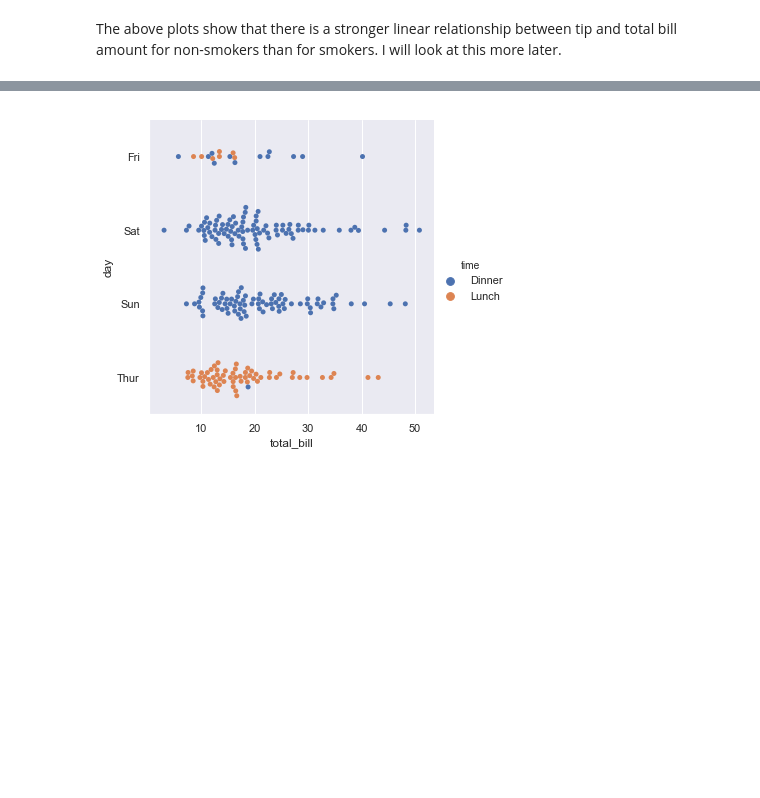
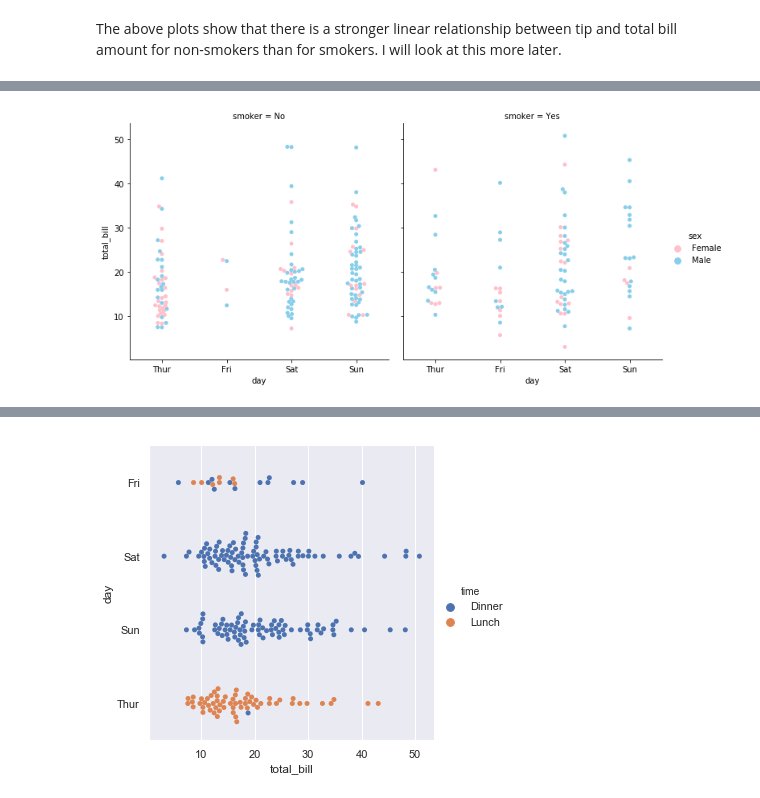
Before and after one commit to angela1C/Fundamentals-of-Data-Analysis-Project-2019, a Jupyter notebook: tips-project.ipynb, the cells around one changed output, grey strips where cells are left out. Saved outputs shown, nothing was run; the diff lists cells and outputs as text; code cells hidden in the pictures; blank space fills up the shorter version.

```diff
--- a/tips-project.ipynb
+++ b/tips-project.ipynb
@@ -787 +761,11 @@ I am currently working through the categorical scatterplots of the seaborn tutor
+# %%
+#f, axes = plt.subplots(2, 2, figsize=(12, 4)) # set up 1 by 2 plot and figure size 12 by 4
+order=["Thur", "Fri", "Sat","Sun"] # the orde
+
+sns.catplot(x="day", y="total_bill", kind="swarm", hue="sex",data=df, palette=["pink","skyblue"], order=order, col="smoker")
+#sns.catplot(x="day", y="total_bill", kind="swarm", hue="sex",data=df, ax=axes[0,1])
+#sns.catplot(x="smoker", y="tip", order=["No", "Yes"], data=df, ax=axes[1,0])
+plt.show()
+# %% [output]
+[figure, added]
 # %%
```
Also changed, not shown: parts of 24 cells of this notebook.
